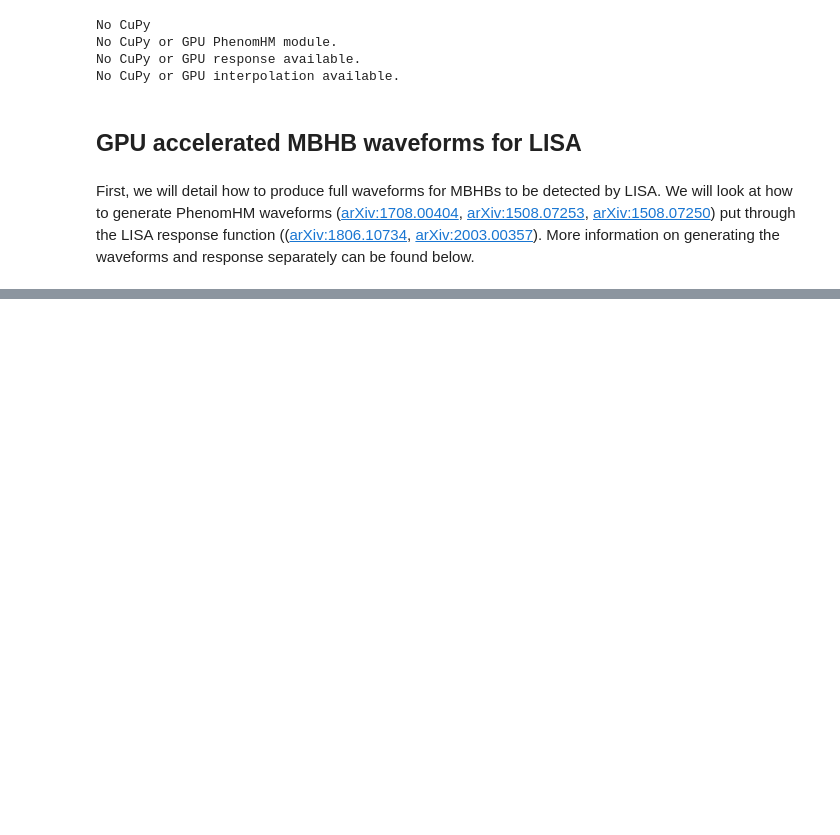
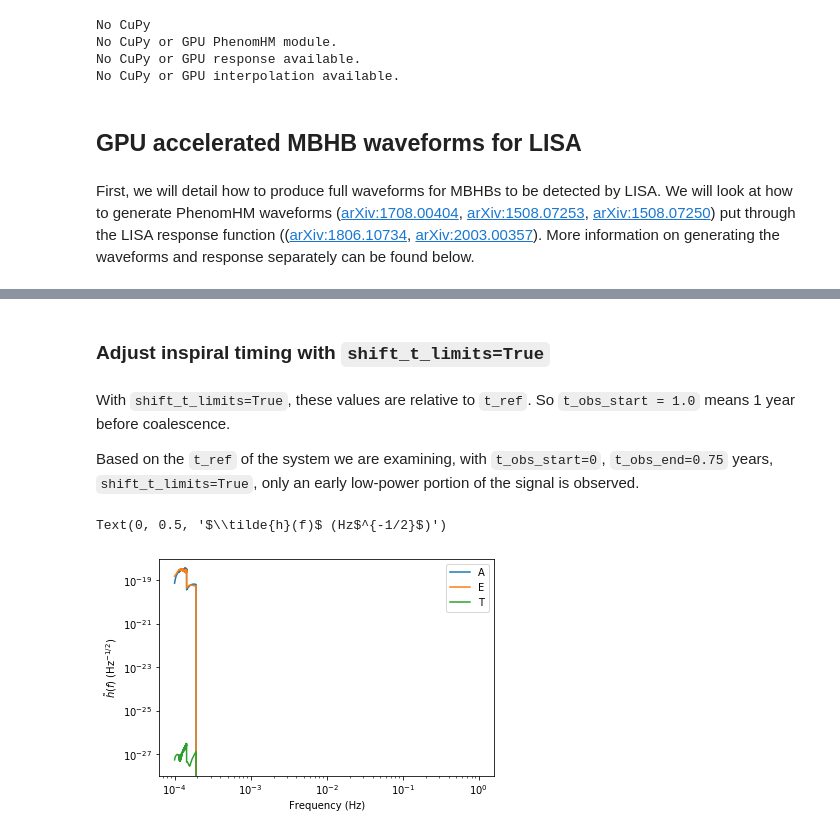
Before and after one commit to mikekatz04/BBHx, a Jupyter notebook: docs/doctrees/nbsphinx/bbhx_tutorial.ipynb, the cells around one changed output, grey strips where cells are left out. Drawn from its saved outputs; the diff is of its cells as text; code cells hidden in the pictures; blank space fills up the shorter version.

```diff
--- a/docs/doctrees/nbsphinx/bbhx_tutorial.ipynb
+++ b/docs/doctrees/nbsphinx/bbhx_tutorial.ipynb
@@ -47,0 +84,27 @@ wave = wave_gen(m1, m2, a1, a2,
+# %% [markdown]
+### Adjust inspiral timing with `shift_t_limits=True`
+# %% [markdown]
+With `shift_t_limits=True`, these values are relative to `t_ref`. So `t_obs_start = 1.0` means 1 year before coalescence.
+
+Based on the `t_ref` of the system we are examining, with `t_obs_start=0`, `t_obs_end=0.75` years, `shift_t_limits=True`, only an early low-power portion of the signal is observed.
+# %%
+# start at the beginning of observation
+t_obs_start = 0.0
+
+# end after 0.75 years
+t_obs_end = 0.75
+
+wave = wave_gen(m1, m2, a1, a2,
+                          dist, phi0, f_ref, inc, lam,
+                          beta, psi, t_ref, freqs=freq_new,
+                          modes=modes, direct=False, fill=True, squeeze=True, length=1024,
+                shift_t_limits=True, t_obs_start=t_obs_start, t_obs_end=t_obs_end)[0]
+
+for i, let in enumerate(["A", "E", "T"]):
+    plt.loglog(freq_new, np.abs(wave[i]), label=let)
+plt.legend()
+plt.xlabel("Frequency (Hz)")
+plt.ylabel(r"$\tilde{h}(f)$ (Hz$^{-1/2}$)")
+# %% [output]
+Text(0, 0.5, '$\\tilde{h}(f)$ (Hz$^{-1/2}$)')
+[figure, added]
```
Also changed, not shown: parts of 26 cells of this notebook, 33 other files.
